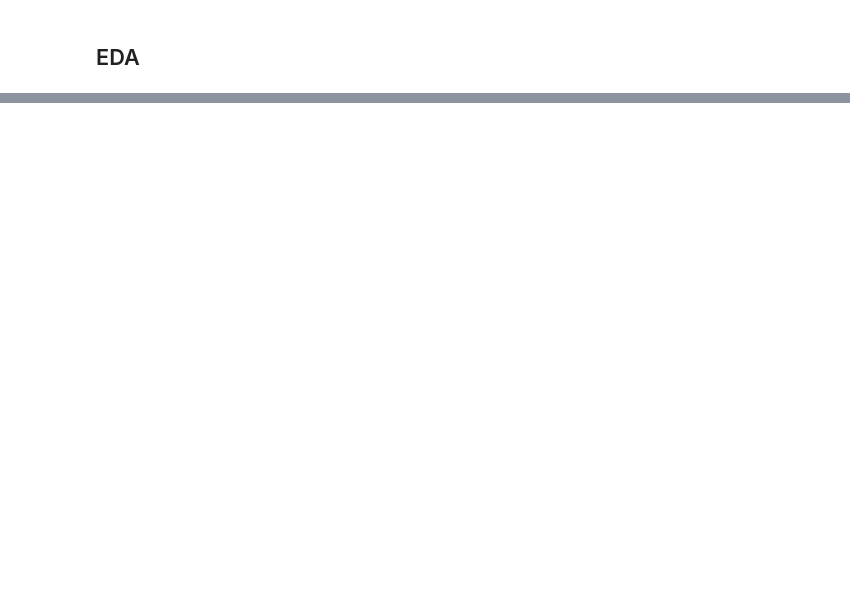
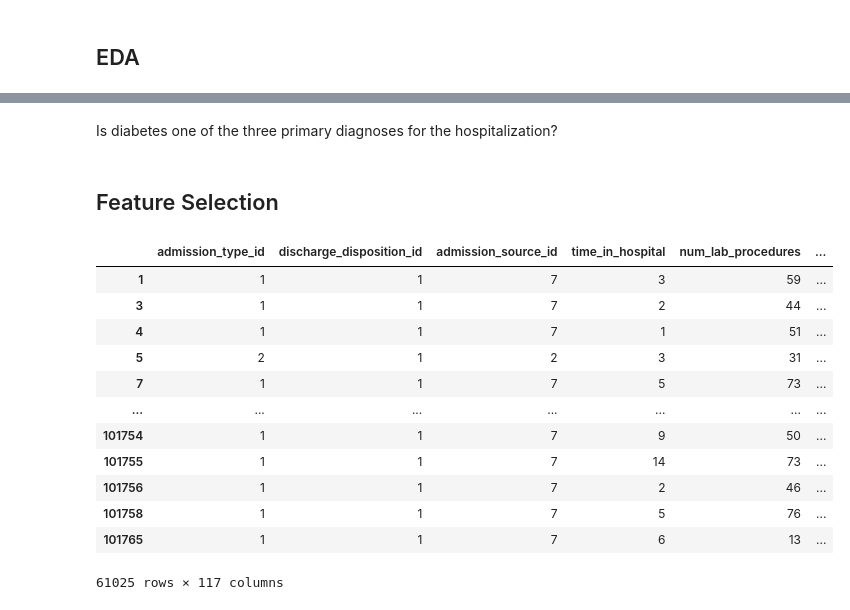
Before and after one commit to ArenCarpenter/Diabetes_Hospitalizations, a Jupyter notebook: Diabetes_Hospitalizations.ipynb, the cells around one changed output, grey strips where cells are left out. Drawn from its saved outputs; the diff is of its cells as text; code cells hidden in the pictures; blank space fills up the shorter version.

```diff
--- a/Diabetes_Hospitalizations.ipynb
+++ b/Diabetes_Hospitalizations.ipynb
@@ -78,0 +84,39 @@ df.time_in_hospital.plot(kind='hist')
+# %%
+conditions = [
+    (df.age ==  '[0-10)') | (df.age == '[10-20)') | (df.age == '[20-30)'),
+    (df.age == '[30-40)') | (df.age == '[40-50)') | (df.age == '[50-60)'),
+    (df.age == '[60-70)') | (df.age == '[70-80)') | (df.age == '[80-90)') | (df.age == '[90-100')]
+
+choices = [
+    '[0-30)',
+    '[30-60]',
+    '[60-100)']
+# %%
+df['binned_age'] = np.select(conditions, choices, default=np.nan)
+# %%
+df = df[df.binned_age != 'nan']
+# %% [markdown]
+Is diabetes one of the three primary diagnoses for the hospitalization?
+# %%
+df['diabetes_as_diag_1'] = np.where((df.diag_1 >= 250) & (df.diag_1 <251), 1, 0)
+df['diabetes_as_diag_2'] = np.where((df.diag_2 >= 250) & (df.diag_2 <251), 1, 0)
+df['diabetes_as_diag_3'] = np.where((df.diag_3 >= 250) & (df.diag_3 <251), 1, 0)
+# %% [markdown]
+## Feature Selection
+# %%
+dummies = pd.get_dummies(data=df)
+dummies
+# %% [output]
+|  | admission_type_id | discharge_disposition_id | admission_source_id | time_in_hospital | num_lab_procedures | ... |
+| 1 | 1 | 1 | 7 | 3 | 59 | ... |
+| 3 | 1 | 1 | 7 | 2 | 44 | ... |
+| 4 | 1 | 1 | 7 | 1 | 51 | ... |
+| 5 | 2 | 1 | 2 | 3 | 31 | ... |
+| 7 | 1 | 1 | 7 | 5 | 73 | ... |
+| ... | ... | ... | ... | ... | ... | ... |
+| 101754 | 1 | 1 | 7 | 9 | 50 | ... |
+| 101755 | 1 | 1 | 7 | 14 | 73 | ... |
+| 101756 | 1 | 1 | 7 | 2 | 46 | ... |
+| 101758 | 1 | 1 | 7 | 5 | 76 | ... |
+| 101765 | 1 | 1 | 7 | 6 | 13 | ... |
+61025 rows × 117 columns
```
Also changed, not shown: parts of 18 cells of this notebook.
